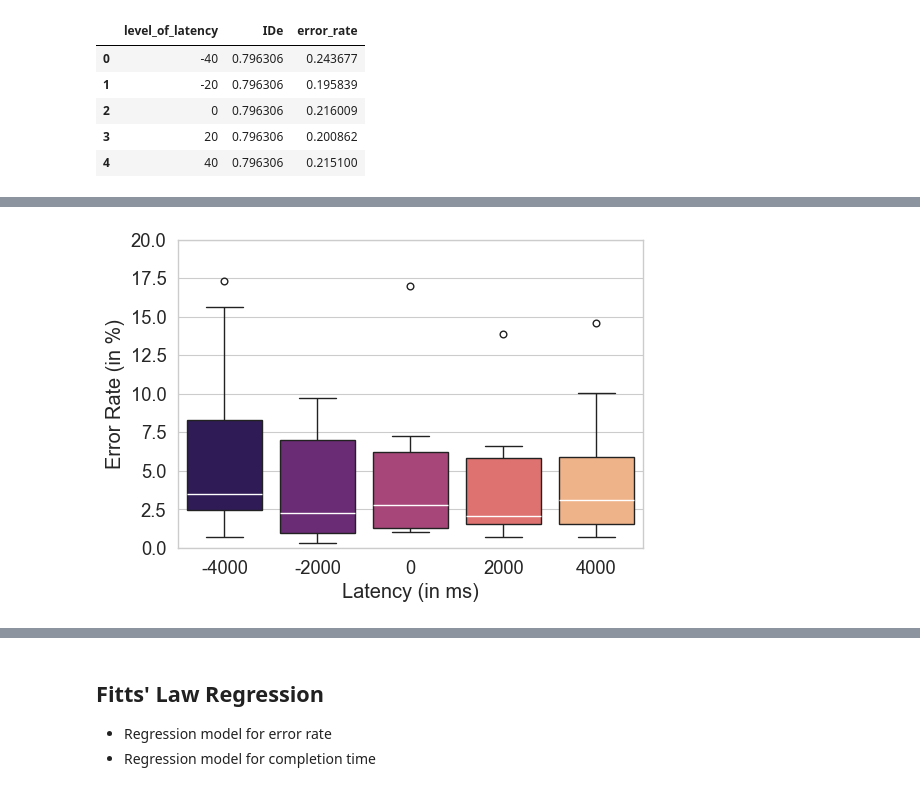
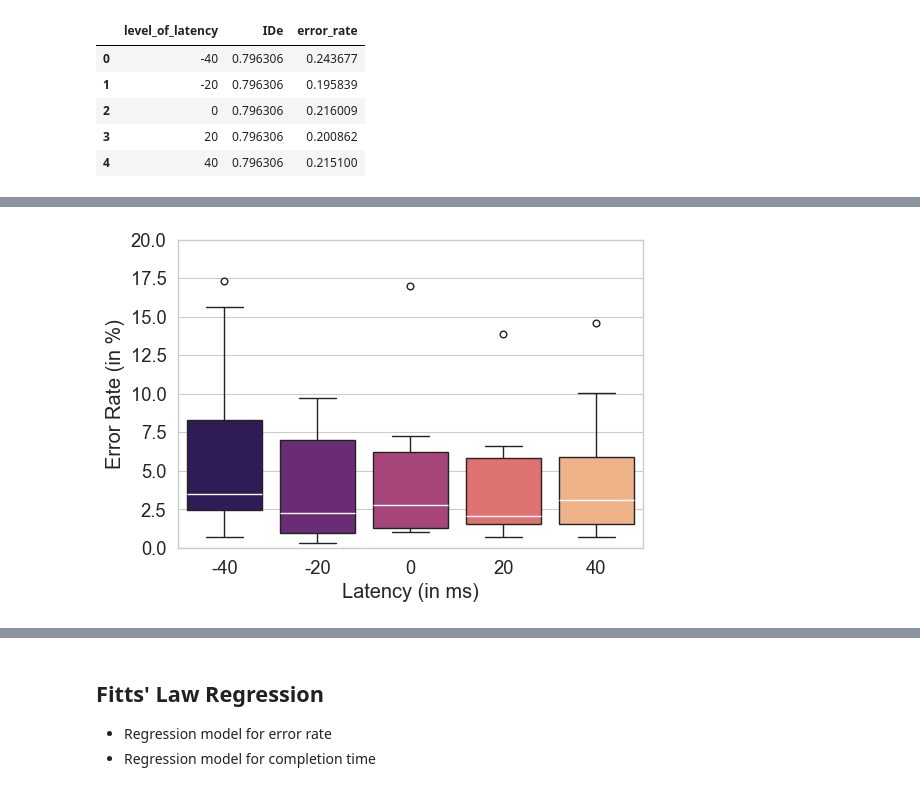
Before and after one commit to lucawoik/SpeedyMouseEvaluation, a Jupyter notebook: descriptive_analysis.ipynb, the cells around one changed output, grey strips where cells are left out. Cells and saved outputs as stored; diff of their text form; code cells hidden in the pictures.

```diff
--- a/descriptive_analysis.ipynb
+++ b/descriptive_analysis.ipynb
@@ -367,31 +389,33 @@ p = sns.boxplot(
     ).mean()*100,
     x="level_of_latency",
     y="error_rate",
     hue="level_of_latency",
     palette=palette,
     showfliers=True,
     medianprops={"color": "white", "label": "_median_"},
 )
 # sns.swarmplot(
 #     data=error_df.groupby(
 #         ["participant_id", "level_of_latency"], as_index=False
 #     ).mean()*100,
 #     x="level_of_latency",
 #     y="error_rate",
 #     palette=palette,
 #     edgecolor="black",
 #     linewidth=0.5,
 #     alpha=0.5,
 #     dodge=True,
 #     legend=False,
 # )
 
 
 ax.set_xlabel("Latency (in ms)")
 ax.set_ylabel("Error Rate (in %)")
+ax.set_xticklabels(["-40", "-20", "0", "20", "40"])
 
 ax.get_legend().set_visible(False)
 ax.set_ylim(0, 20)
 plt.savefig('figures/boxplot_error_rate.pdf', bbox_inches='tight')
+plt.savefig('figures/boxplot_error_rate.png', bbox_inches='tight')
 # %% [output]
-[figure, old version]
+[figure, new version]
```
Also changed, not shown: parts of 10 cells of this notebook.
